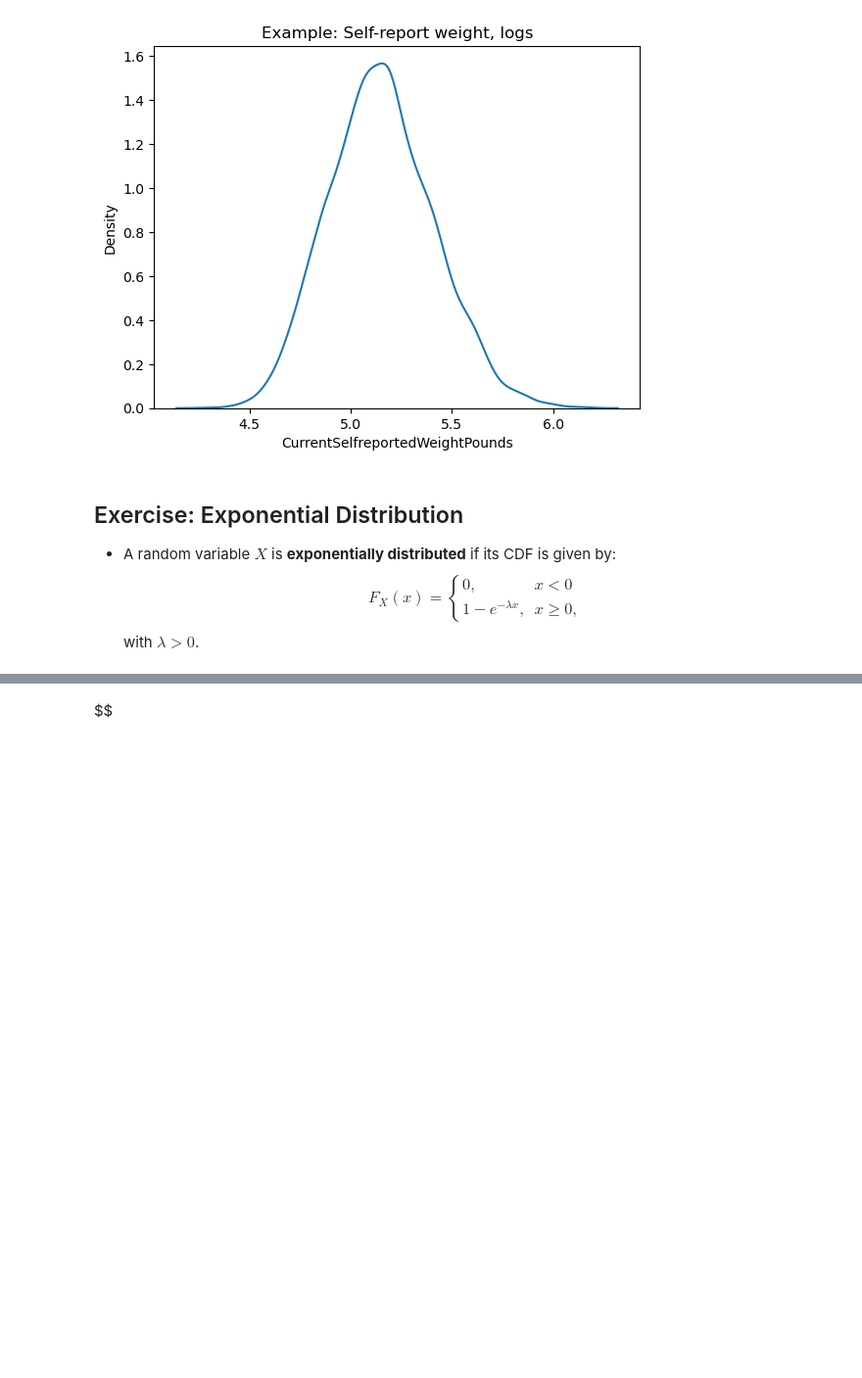
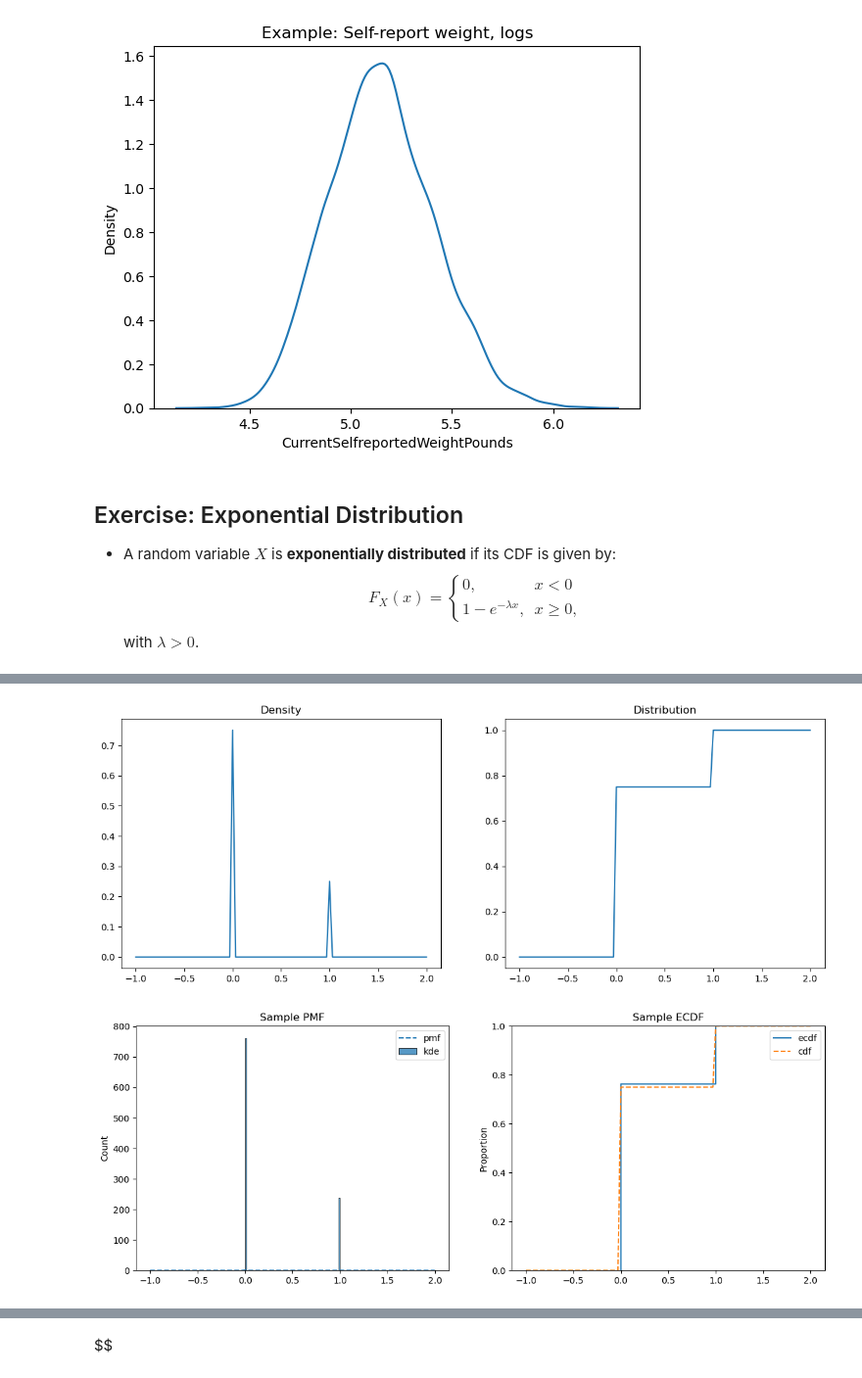
Before and after one commit to Maodougie25/understanding_uncertainty, a Jupyter notebook: 01_probability/01_zoo.ipynb, the cells around one changed output, grey strips where cells are left out. Shown: that part at 98% size. Drawn from its saved outputs; the diff is of its cells as text; code cells hidden in the pictures; blank space fills up the shorter version.

```diff
--- a/01_probability/01_zoo.ipynb
+++ b/01_probability/01_zoo.ipynb
@@ -306,0 +346,33 @@ with $\lambda > 0$.
+# %%
+## Bernoulli Parameters:
+p = .25
+loc = 0
+
+grid = np.linspace(-1,loc+2,100)
+
+## Plot the density and distribution
+pdf = sp.stats.bernoulli.pmf(grid,p=p,loc=loc)
+cdf = sp.stats.bernoulli.cdf(grid,p=p,loc=loc)
+
+fig, axes = plt.subplots(1,2,figsize=(14,5))
+sns.lineplot(x=grid,y=pdf,ax=axes[0])
+axes[0].set_title('Density')
+sns.lineplot(x=grid,y=cdf,ax=axes[1])
+axes[1].set_title('Distribution')
+plt.show()
+
+
+# Sampling
+sample = sp.stats.bernoulli.rvs(p=p,loc=loc,size=1000,random_state=100)
+
+fig, axes = plt.subplots(1,2,figsize=(14,5))
+sns.histplot(x=sample,ax=axes[0],label='kde')
+sns.lineplot(x=grid,y=pdf,ax=axes[0],label='pmf',linestyle='--')
+axes[0].set_title('Sample PMF')
+sns.ecdfplot(x=sample,ax=axes[1],label='ecdf')
+sns.lineplot(x=grid,y=cdf,ax=axes[1],label='cdf',linestyle='--')
+axes[1].set_title('Sample ECDF')
+plt.show()
+# %% [output]
+[figure, added]
+[figure, added]
```
Also changed, not shown: parts of 16 cells of this notebook, 1 other file.
